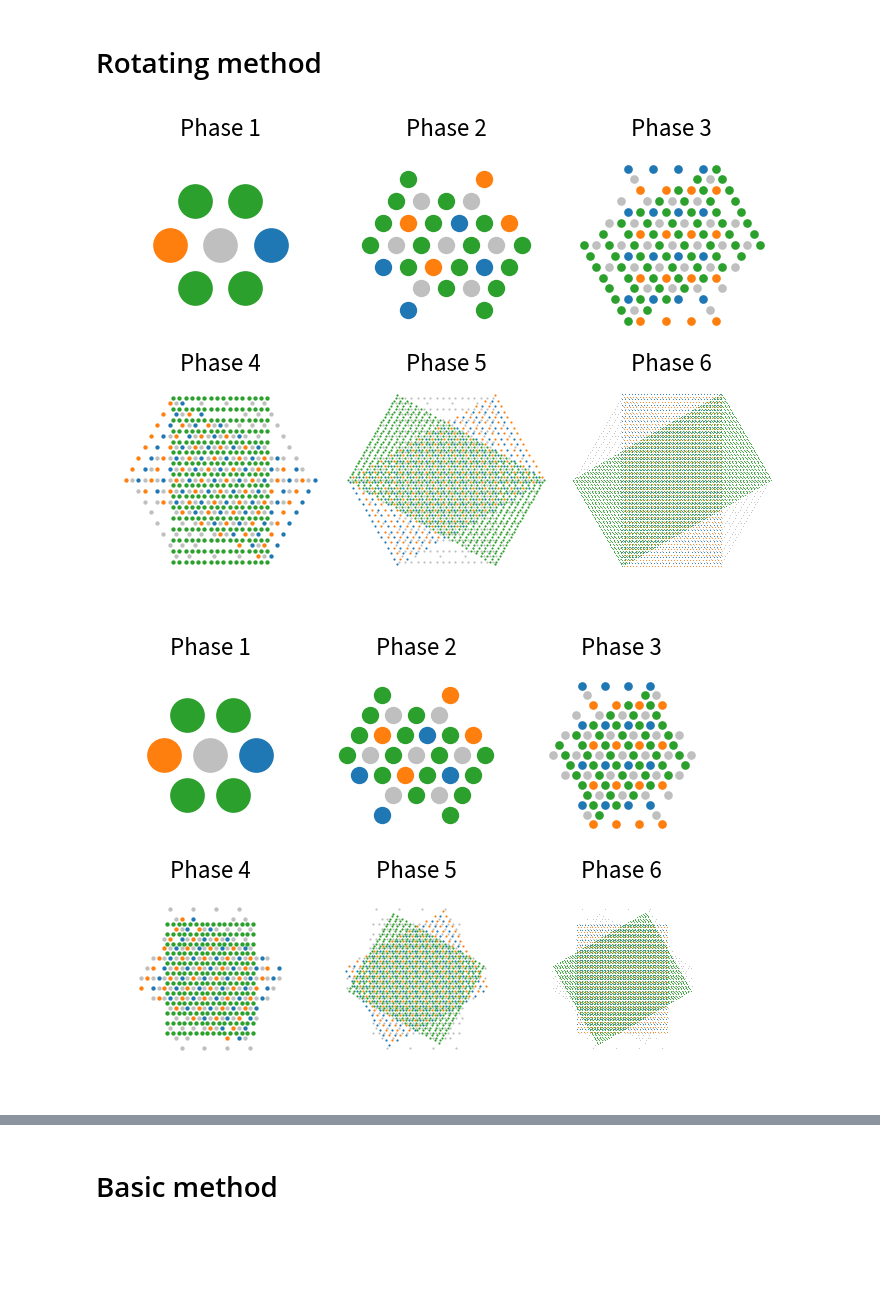
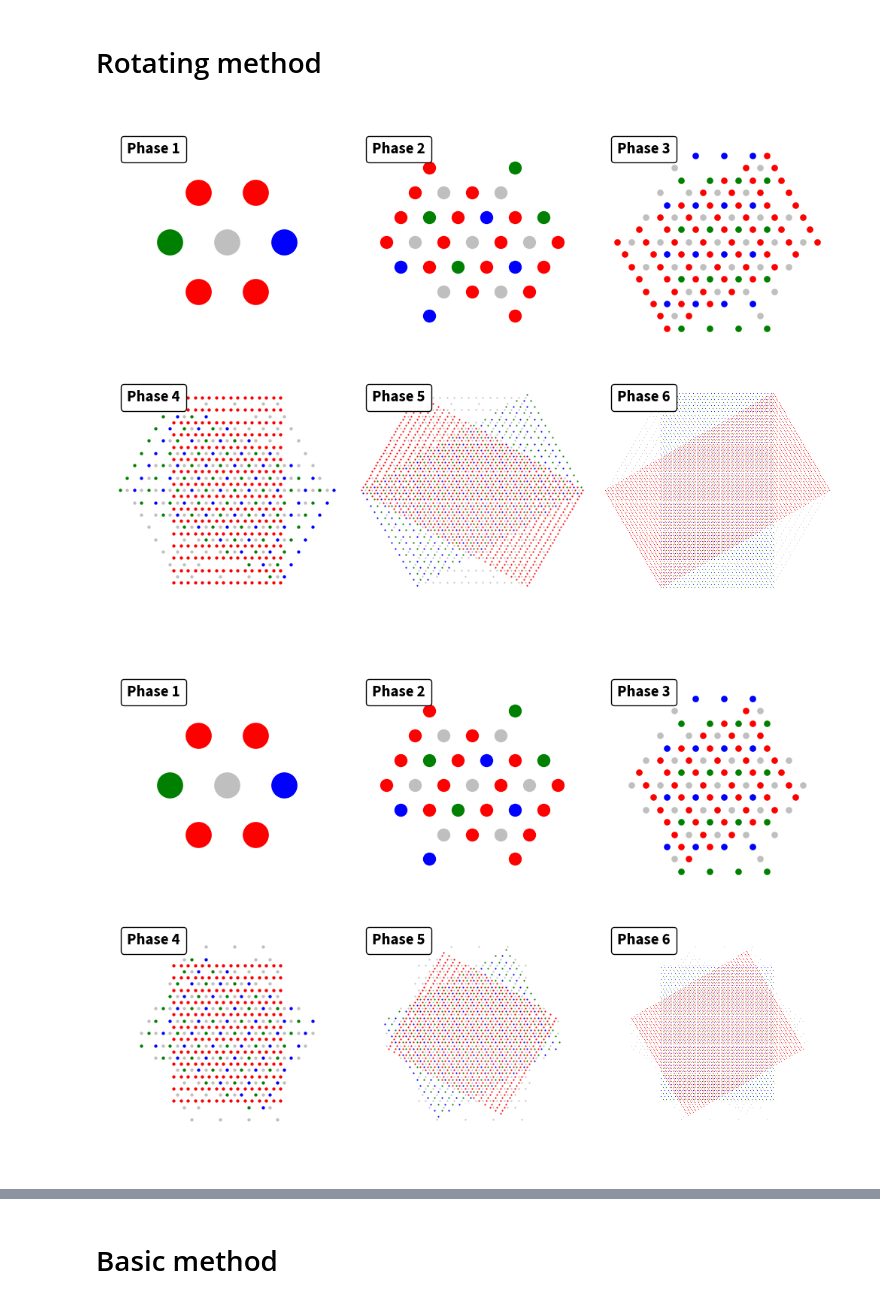
Before and after one commit to jacobhinkle/hex_interlacing, a Jupyter notebook: notebooks/HexInterlacing.ipynb, the cells around one changed output, grey strips where cells are left out. Saved outputs shown, nothing was run; the diff lists cells and outputs as text; code cells hidden in the pictures; blank space fills up the shorter version.

Commit message:
Figures slightly changed

```diff
--- a/notebooks/HexInterlacing.ipynb
+++ b/notebooks/HexInterlacing.ipynb
@@ -49,6 +50,13 @@ rcParams["font.serif"] = ["Source Serif 4", "Source Serif Pro"]
 rcParams["font.monospace"] = ["Source Code Pro"]
 rcParams["font.size"] = 15
 rcParams["font.weight"] = "bold"
+
+from cycler import cycler
+rcParams['axes.prop_cycle'] = cycler(color='bgrcmyk')
+
+font_size = int(12)
+sc_font = {"weight": "regular", "size": font_size}
+tl_font = {"weight": "bold", "size": int(1.5 * font_size)}
 # %% [markdown]
 ## Motivation
 
@@ -284,17 +292,13 @@ def plot_passes(
     num_passes=7,
     gray_passes=4,
     reduce_H_after_n_passes=None,
-    # cmap = plt.cm.PuBuGn_r
     cmap=plt.cm.jet,
-    # plt.rcParams["axes.prop_cycle"] = plt.cycler(
-    #    "color",
-    #    cmap(np.arange(num_passes) % cmap.N if cmap.N < 100 else np.linspace(0, .8, num_passes)),
-    # )
     ms=300,
     title=None,
     legend=False,
     theta_deg=-120,
     trim=False,
+    addbox=False,
 ):
     ax.set_aspect("equal")
     # ax.invert_yaxis()
@@ -378,12 +382,17 @@ def plot_passes(
             label=label,
             lw=0.0,
         )
-        ax.set_title(title)
         ax.set_xlim(-1, 1)
         ax.set_ylim(-1, 1)
         # HW[i % 2] *= 2
         # center += axes[(i + 1) % 3] / 2 ** i
         pts = pts + scan.reshape(2, -1).T.tolist()
+    if addbox:
+        at = mploff.AnchoredText(s=title, frameon=True, loc="upper left")
+        at.patch.set_boxstyle("round,pad=0.,rounding_size=0.2")
+        ax.add_artist(at)
+    else:
+        ax.set_title(title)
     if legend:
         ax.legend(bbox_to_anchor=(1, 1), loc="upper left")
     # ax.grid()
@@ -391,7 +400,7 @@ def plot_passes(
     return centers, np.asarray(pts)
 
 
-fig, axs = plt.subplots(2, 3, figsize=(7, 5))
+fig, axs = plt.subplots(2, 3, figsize=(10, 7))
 axs = axs.ravel()
 for i, ax in enumerate(axs):
     centers, pts = plot_passes(
@@ -403,46 +412,38 @@ for i, ax in enumerate(axs):
         ms=100 / 2 ** (i + 1),
         reduce_H_after_n_passes=7,
         trim=False,
+        addbox=True,
     )
 fig.tight_layout()
 fig.savefig("../latex/rotating_phases.pdf", bbox_inches="tight")
 
-fig, axs = plt.subplots(
-    2,
-    3,
-    # figsize=(7, 5)
-)
+fig, axs = plt.subplots(2, 3, figsize=(10, 7))
 axs = axs.ravel()
 for i, ax in enumerate(axs):
     centers, pts = plot_passes(
         ax=axs[i],
         theta_deg=60,
         num_passes=3 * i + 4,
         gray_passes=3 * i + 1,
         title=f"Phase {i+1}",
         ms=100 / 2 ** (i + 1),
         reduce_H_after_n_passes=7,
         trim=True,
+        addbox=True,
     )
 fig.tight_layout()
 fig.savefig("../latex/rotating_phases_trimmed.pdf", bbox_inches="tight")
 
-# centers = plot_passes(ax=axs[0], num_passes=4, gray_passes=1, title='Phase 1')
-# centers = plot_passes(ax=axs[1], num_passes=7, gray_passes=4, title='Phase 2')
-# centers = plot_passes(ax=axs[2], num_passes=10, gray_passes=7, title='Phase 3', legend=True)
-
 fig, ax = plt.subplots()
 ax.plot([b for a, b in centers], [a for a, b in centers], "-ok")
-# ax.invert_yaxis()
 
-# convert pts to angles, get angular distribution and plot
 phi = np.arctan2(pts[:, 0], pts[:, 1])  # * 180 / np.pi
 fig, ax = plt.subplots(subplot_kw={"projection": "polar"})
 n, b = np.histogram(phi, 60, density=True)
 ax.plot(b[:-1], n)
 pts.shape
 fig.savefig("../latex/angular_distribution.pdf", bbox_inches="tight")
 # %% [output]
-[figure, old version]
+[figure, new version]
-[figure, old version]
+[figure, new version]
 [figure]
```
Also changed, not shown: parts of 11 cells of this notebook, 2 other files.
